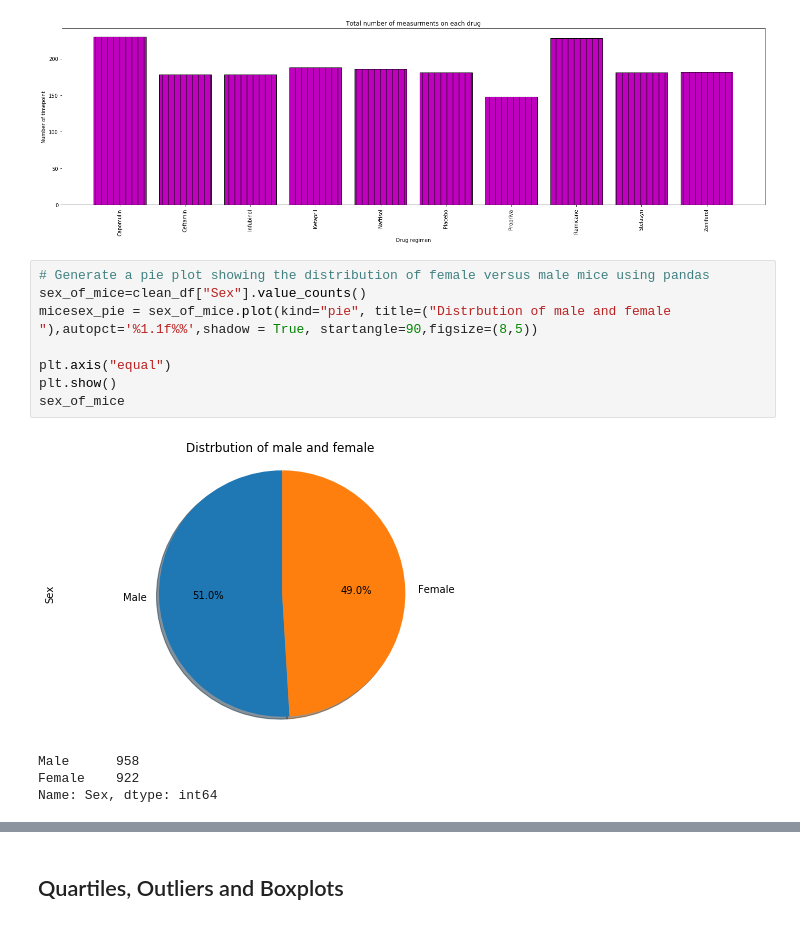
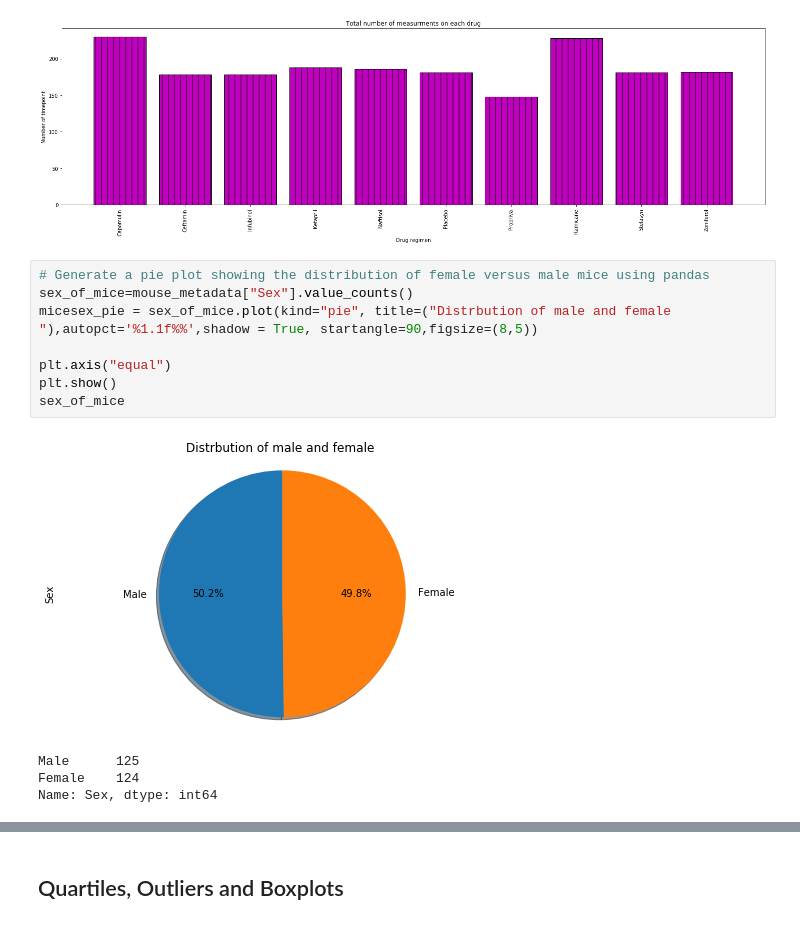
Before and after one commit to HaifaNajdawi/Matplotlib_The_power_of_plot, a Jupyter notebook: Pymaceuticals/pymaceuticals_starter.ipynb, the cells around one changed output, grey strips where cells are left out. Drawn from its saved outputs; the diff is of its cells as text.

```diff
--- a/Pymaceuticals/pymaceuticals_starter.ipynb
+++ b/Pymaceuticals/pymaceuticals_starter.ipynb
@@ -153,16 +153,16 @@ plt.show()
 [figure]
 # %%
 # Generate a pie plot showing the distribution of female versus male mice using pandas
-sex_of_mice=clean_df["Sex"].value_counts()
+sex_of_mice=mouse_metadata["Sex"].value_counts()
 micesex_pie = sex_of_mice.plot(kind="pie", title=("Distrbution of male and female "),autopct='%1.1f%%',shadow = True, startangle=90,figsize=(8,5))
 
 plt.axis("equal")
 plt.show()
 sex_of_mice
 # %% [output]
-[figure, old version]
+[figure, new version]
-Male      958
-Female    922
+Male      125
+Female    124
 Name: Sex, dtype: int64
 # %%
 # Generate a pie plot showing the distribution of female versus male mice using pyplot
```
Also changed, not shown: parts of 5 cells of this notebook.
